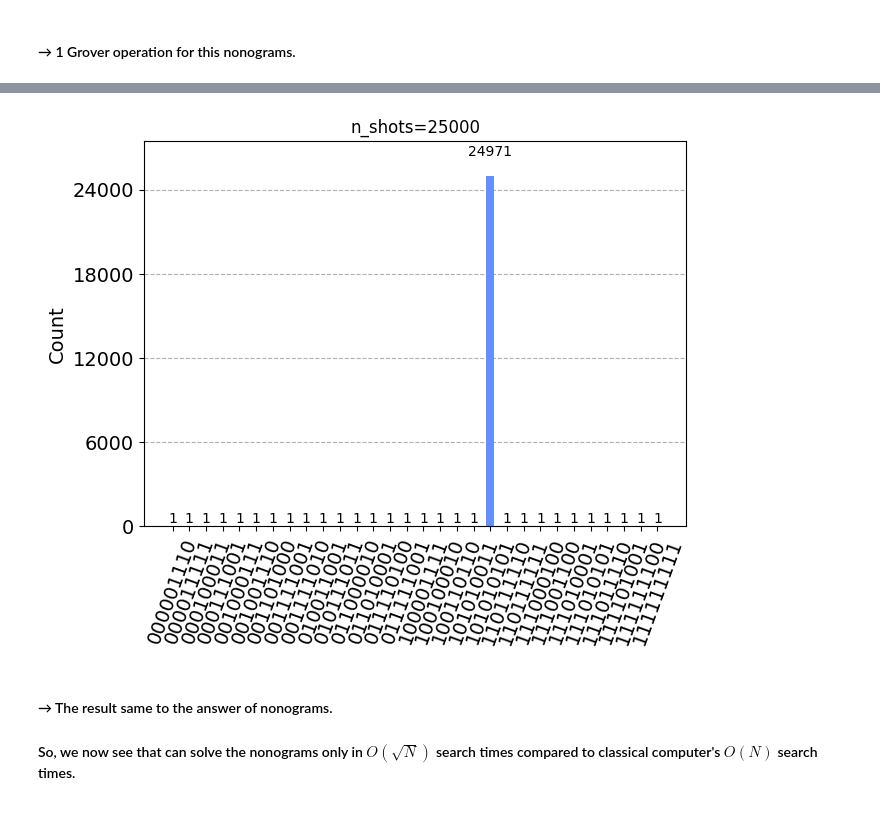
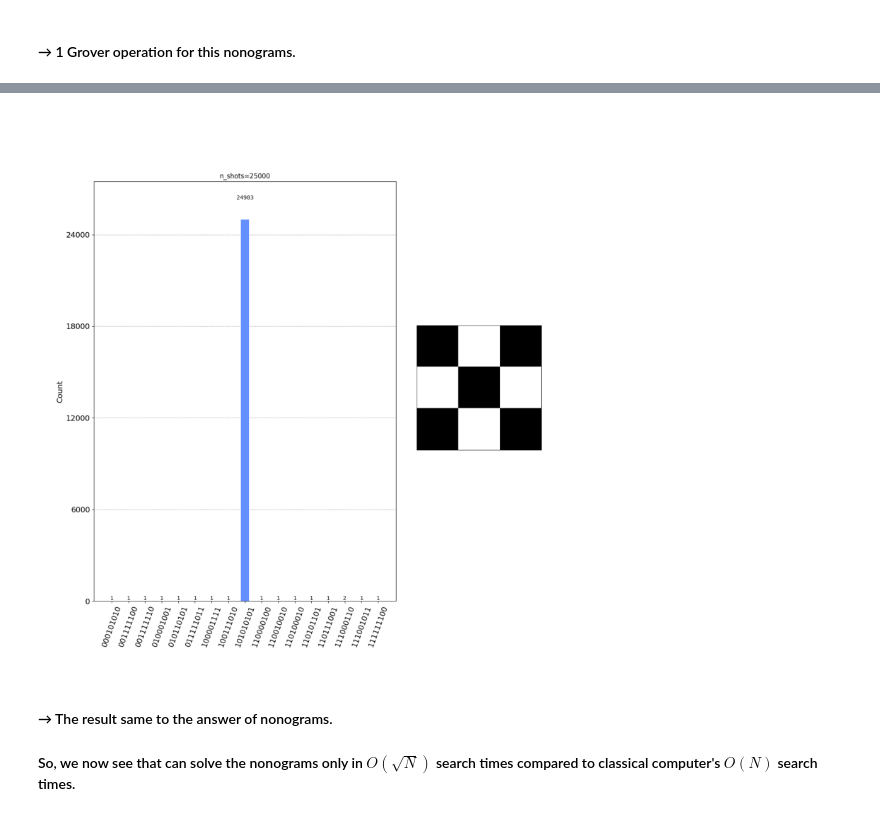
Before and after one commit to ypooh2042/Grover-algorithm-for-nonogram, a Jupyter notebook: grover_nonograms.ipynb, the cells around one changed output, grey strips where cells are left out. Drawn from its saved outputs; the diff is of its cells as text; code cells hidden in the pictures.

```diff
--- a/grover_nonograms.ipynb
+++ b/grover_nonograms.ipynb
@@ -323,7 +324,38 @@ print(result)
 # %%
-plot_histogram(result, title="n_shots={}".format(int(n_shots/4)))
+def plot_nonograms(result:dict, num_rows, num_cols, fpath):
+    answer_str = max(result, key=result.get)
+    answer_lst = [((int(k)+1)%2)*255 for k in answer_str]
+    answer = np.array(answer_lst).reshape(num_rows, num_cols)
+    plt.imshow(answer, interpolation='nearest', cmap='gray')
+    plt.xticks([])
+    plt.yticks([])
+    plt.savefig(fpath, bbox_inches='tight')
+    plt.close()
+
+def show_result(hist_fpath, nonograms_fpath):
+    # read images
+    hist = plt.imread(hist_fpath)
+    nonograms = plt.imread(nonograms_fpath)
+
+    # create the subplot axis
+    fig, (ax1, ax2) = plt.subplots(1, 2, figsize=(14,10), gridspec_kw={'width_ratios': [7, 1]})
+
+    # plot the images
+    ax1.imshow(hist)
+    ax2.imshow(nonograms)
+
+    # turn of the axis
+    ax1.axis('off')
+    ax2.axis('off')
+
+    plt.subplots_adjust(wspace=-0.55)
+
+plot_histogram(result, title="n_shots={}".format(int(n_shots/4)), figsize=(10,14) ,  filename="./imgs/3x3_1_hist.png")
+plot_nonograms(result, 3, 3, "./imgs/3x3_1_nonograms.png")
-# %% [output]
-[figure, removed]
+# %%
+show_result("./imgs/3x3_1_hist.png", "./imgs/3x3_1_nonograms.png")
+# %% [output]
+[figure, added]
 # %% [markdown]
 #### → The result same to the answer of nonograms.
 
```
Also changed, not shown: parts of 18 cells of this notebook, 19 other files.
